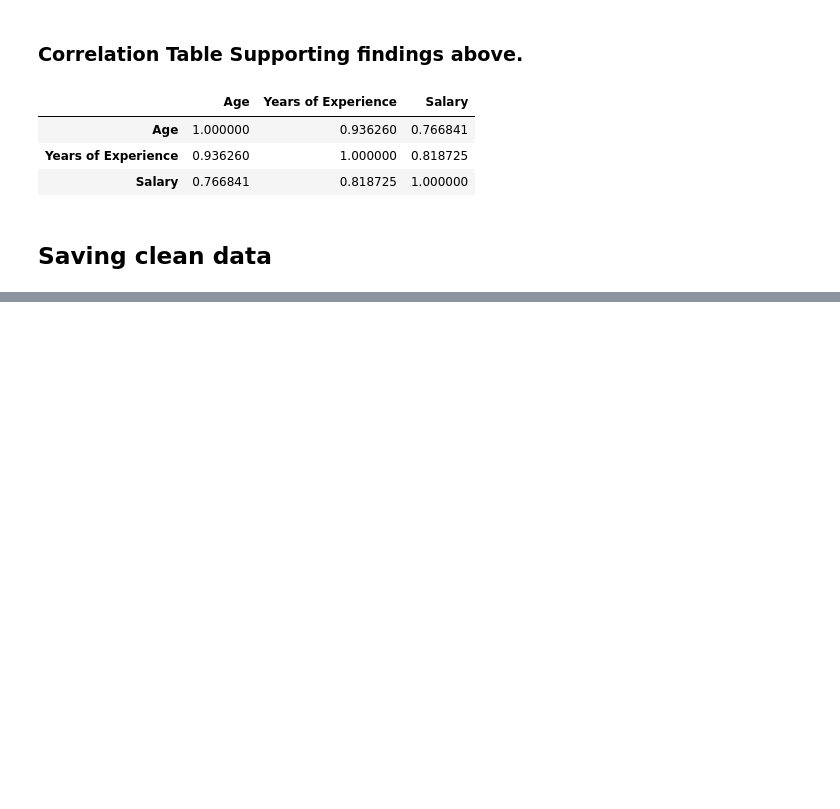
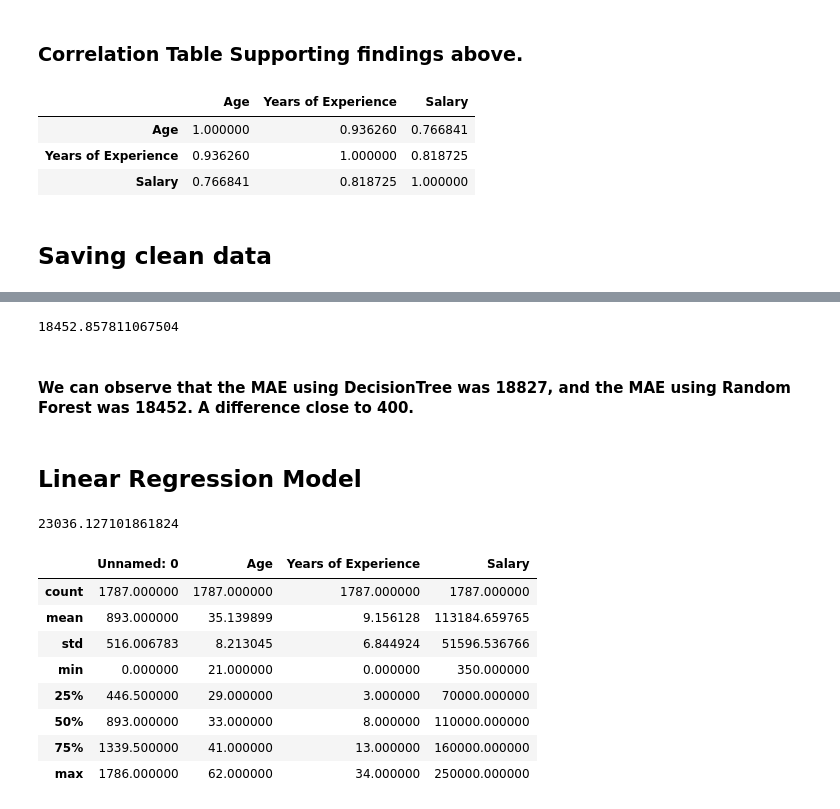
Before and after one commit to mujeeb-gh/SalaryDataAnanlysis, a Jupyter notebook: clean_salary.ipynb, the cells around one changed output, grey strips where cells are left out. Cells and saved outputs as stored; diff of their text form; code cells hidden in the pictures; blank space fills up the shorter version.

```diff
--- a/clean_salary.ipynb
+++ b/clean_salary.ipynb
@@ -501,0 +506,4 @@ clean_data.to_csv("Clean_Salary_Data.csv")
+# %%
+clean_data = "Clean_Salary_Data.csv"
+model_data = pd.read_csv(clean_data)
+model_data.columns
@@ -501,0 +642,34 @@ clean_data.to_csv("Clean_Salary_Data.csv")
+# %%
+forest_model = RandomForestRegressor(random_state = 1)
+forest_model.fit(train_X, train_y)
+
+forest_pred = forest_model.predict(val_X)
+print(mean_absolute_error(val_y, forest_pred))
+# %% [output]
+18452.857811067504
+# %% [markdown]
+#### We can observe that the MAE using DecisionTree was 18827, and the MAE using Random Forest was 18452. A difference close to 400.
+# %% [markdown]
+## Linear Regression Model
+# %%
+from sklearn.linear_model import LinearRegression
+
+reg_model = LinearRegression()
+reg_model.fit(train_X, train_y)
+
+reg_pred= reg_model.predict(val_X)
+print(mean_absolute_error(val_y, reg_pred))
+# %% [output]
+23036.127101861824
+# %%
+model_data.describe()
+# %% [output]
+|  | Unnamed: 0 | Age | Years of Experience | Salary |
+| count | 1787.000000 | 1787.000000 | 1787.000000 | 1787.000000 |
+| mean | 893.000000 | 35.139899 | 9.156128 | 113184.659765 |
+| std | 516.006783 | 8.213045 | 6.844924 | 51596.536766 |
+| min | 0.000000 | 21.000000 | 0.000000 | 350.000000 |
+| 25% | 446.500000 | 29.000000 | 3.000000 | 70000.000000 |
+| 50% | 893.000000 | 33.000000 | 8.000000 | 110000.000000 |
+| 75% | 1339.500000 | 41.000000 | 13.000000 | 160000.000000 |
+| max | 1786.000000 | 62.000000 | 34.000000 | 250000.000000 |
```
Also changed, not shown: parts of 26 cells of this notebook.
